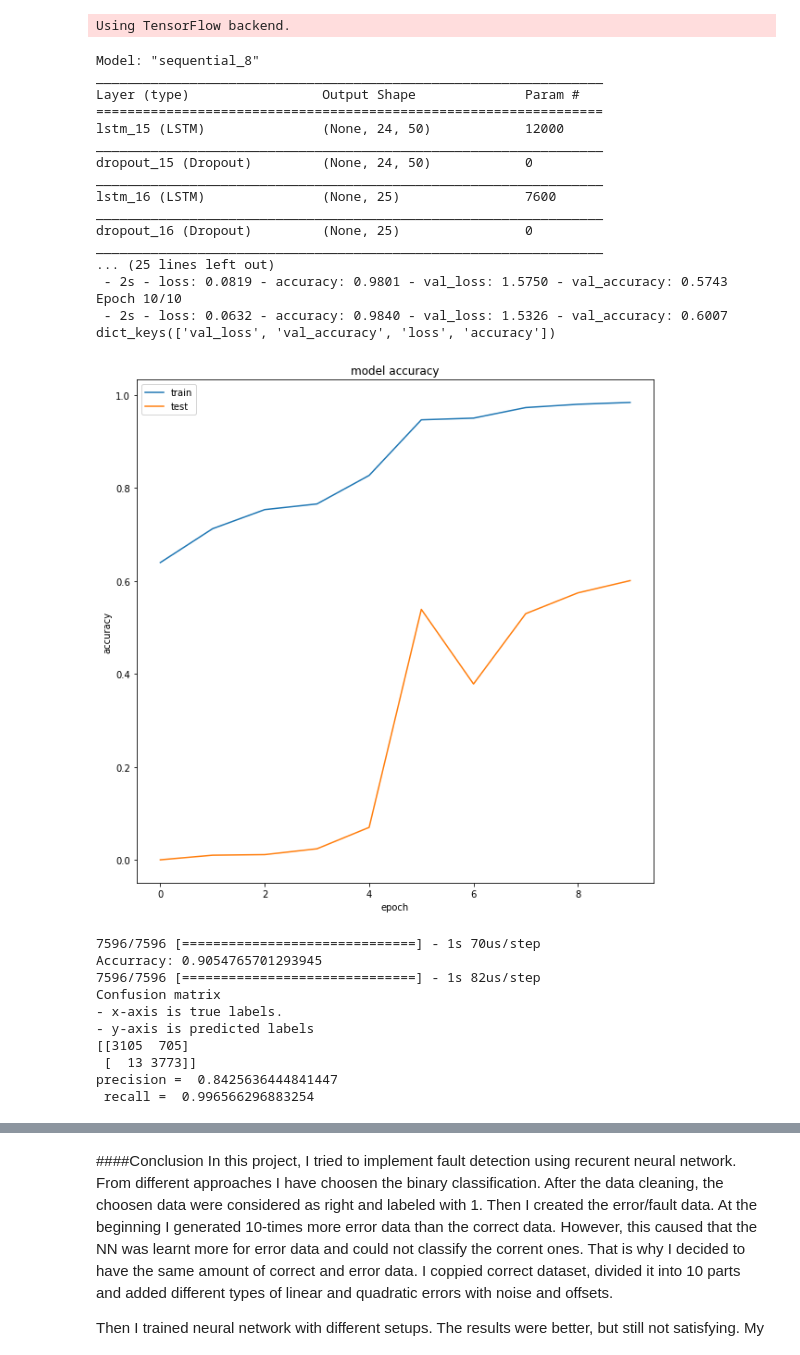
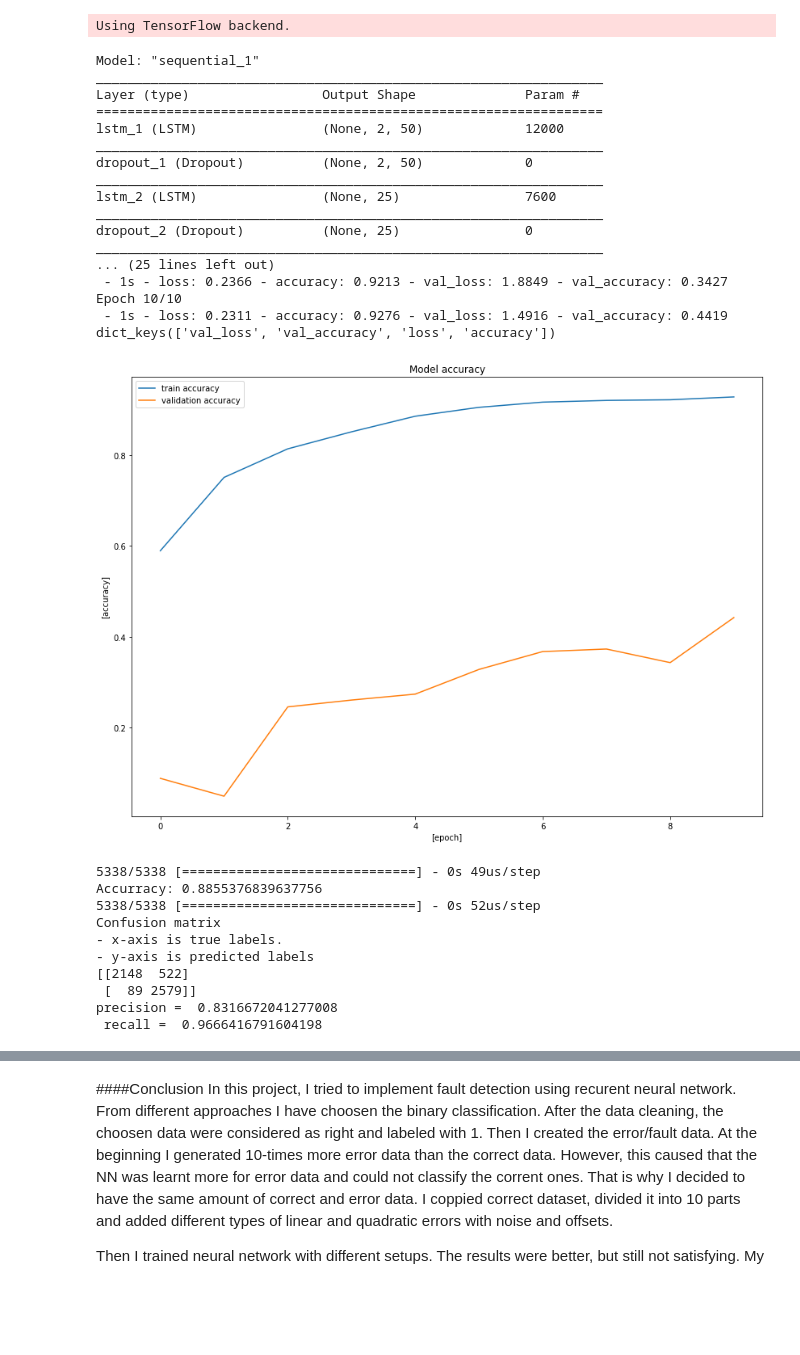
Before and after one commit to milanzongor/fault_detection_project, a Jupyter notebook: fault_detection_project.ipynb, the cells around one changed output, grey strips where cells are left out. Cells and saved outputs as stored; diff of their text form; code cells hidden in the pictures; blank space fills up the shorter version.

Commit message:
Train test split added

```diff
--- a/fault_detection_project.ipynb
+++ b/fault_detection_project.ipynb
@@ -517,0 +540,8 @@ df.head(5)
+# %%
+cut_err = df_err.shape[0]//100*30
+df_test_err = df_err.loc[:cut_err]
+df_train_err = df_err.loc[cut_err:]
+
+cut_correct = df_correct.shape[0]//100*30
+df_test_correct = df_correct.loc[:cut_correct]
+df_train_correct = df_correct.loc[cut_correct:]
@@ -517,0 +559,6 @@ df.head(5)
+# %%
+df_train = pd.concat([df_train_correct, df_train_err])
+df_train.head(5)
+
+y_train = df_train.label.values
+x_train = df_train.drop('label', axis=1).values
@@ -572,17 +622,14 @@ def lstm_data_transform(x_data, y_data, num_steps):
     y_array = np.array(y)
     return x_array, y_array
 
-sequence_length = 24
+sequence_length = 2
 
-y_data = df.label.values
-x_data = df.drop('label', axis=1).values
-
-seq_array, label_array = lstm_data_transform(x_data, y_data, sequence_length)
+seq_array, label_array = lstm_data_transform(x_train, y_train, sequence_length)
 
 nb_features = seq_array.shape[2]
 nb_out = 1
 # %%
-batch_sz = 240
+batch_sz = 24
 
 model = Sequential()
 
@@ -600,10 +647,12 @@ model.add(Dropout(0.2))
 model.add(Dense(units=nb_out, activation='sigmoid'))
 model.compile(loss='binary_crossentropy', optimizer='adam', metrics=['accuracy'])
 
+plot_model(model, to_file=PROJECT_PATH + 'model_plot.pdf', show_shapes=True, show_layer_names=True)
+
 print(model.summary())
 
 # fit the network
-history = model.fit(seq_array, label_array, epochs=10, batch_size=batch_sz, validation_split=0.2, verbose=2,
+history = model.fit(seq_array, label_array, epochs=10, batch_size=batch_sz, validation_split=0.1, verbose=2,
           callbacks = [keras.callbacks.EarlyStopping(monitor='val_loss', min_delta=0, patience=10, verbose=0, mode='min'),
                        keras.callbacks.ModelCheckpoint(model_path,monitor='val_loss', save_best_only=True, mode='min', verbose=0)]
           )
@@ -611,63 +660,64 @@ history = model.fit(seq_array, label_array, epochs=10, batch_size=batch_sz, vali
 # list all data in history
 print(history.history.keys())
 # %% [output]
-Model: "sequential_8"
+Model: "sequential_1"
 _________________________________________________________________
 Layer (type)                 Output Shape              Param #
 =================================================================
-lstm_15 (LSTM)               (None, 24, 50)            12000
+lstm_1 (LSTM)                (None, 2, 50)             12000
 _________________________________________________________________
-dropout_15 (Dropout)         (None, 24, 50)            0
+dropout_1 (Dropout)          (None, 2, 50)             0
 _________________________________________________________________
-lstm_16 (LSTM)               (None, 25)                7600
+lstm_2 (LSTM)                (None, 25)                7600
 _________________________________________________________________
-dropout_16 (Dropout)         (None, 25)                0
+dropout_2 (Dropout)          (None, 25)                0
 _________________________________________________________________
 ... (25 lines left out)
- - 2s - loss: 0.0819 - accuracy: 0.9801 - val_loss: 1.5750 - val_accuracy: 0.5743
+ - 1s - loss: 0.2366 - accuracy: 0.9213 - val_loss: 1.8849 - val_accuracy: 0.3427
 Epoch 10/10
- - 2s - loss: 0.0632 - accuracy: 0.9840 - val_loss: 1.5326 - val_accuracy: 0.6007
+ - 1s - loss: 0.2311 - accuracy: 0.9276 - val_loss: 1.4916 - val_accuracy: 0.4419
 dict_keys(['val_loss', 'val_accuracy', 'loss', 'accuracy'])
 # %%
 # summarize history for Accuracy
-fig_acc = plt.figure(figsize=(10, 10))
+fig_acc = plt.figure()
 plt.plot(history.history['accuracy'])
 plt.plot(history.history['val_accuracy'])
-plt.title('model accuracy')
-plt.ylabel('accuracy')
-plt.xlabel('epoch')
-plt.legend(['train', 'test'], loc='upper left')
+plt.title('Model accuracy')
+plt.ylabel('[accuracy]')
+plt.xlabel('[epoch]')
+plt.legend(['train accuracy', 'validation accuracy'], loc='upper left')
 plt.show()
-fig_acc.savefig("model_accuracy.png")
+fig_acc.savefig(PROJECT_PATH + "model_accuracy" + ".pdf", bbox_inches='tight');
+
 
 # training metrics
 scores = model.evaluate(seq_array, label_array, verbose=1, batch_size=batch_sz)
 print('Accurracy: {}'.format(scores[1]))
 
 # make predictions and compute confusion matrix
 y_pred = model.predict_classes(seq_array,verbose=1, batch_size=batch_sz)
 y_true = label_array
 
 test_set = pd.DataFrame(y_pred)
 test_set.to_csv('binary_submit_train.csv', index = None)
 
 print('Confusion matrix\n- x-axis is true labels.\n- y-axis is predicted labels')
 cm = confusion_matrix(y_true, y_pred)
 print(cm)
 
 # compute precision and recall
 precision = precision_score(y_true, y_pred)
 recall = recall_score(y_true, y_pred)
 print( 'precision = ', precision, '\n', 'recall = ', recall)
 # %% [output]
-[figure, old version]
+[figure, new version]
-7596/7596 [==============================] - 1s 70us/step
-Accurracy: 0.9054765701293945
-7596/7596 [==============================] - 1s 82us/step
+5338/5338 [==============================] - 0s 49us/step
+Accurracy: 0.8855376839637756
+5338/5338 [==============================] - 0s 52us/step
 Confusion matrix
 - x-axis is true labels.
 - y-axis is predicted labels
-[[3105  705]
- [  13 3773]]
-precision =  0.8425636444841447
- recall =  0.996566296883254
+[[2148  522]
+ [  89 2579]]
+precision =  0.8316672041277008
+ recall =  0.9666416791604198
```
Also changed, not shown: parts of 22 cells of this notebook.
